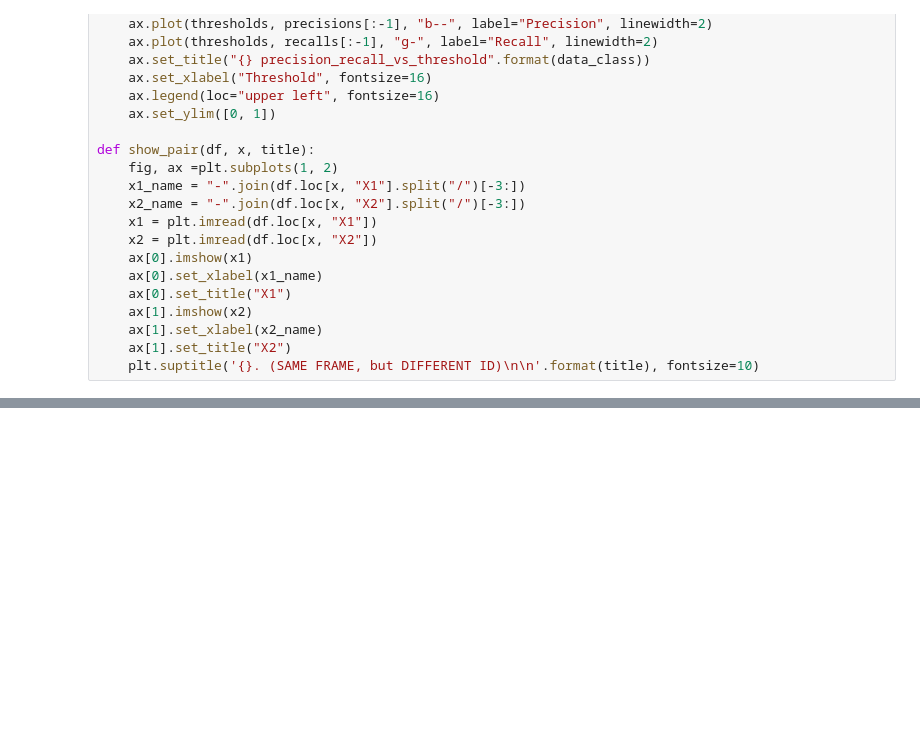
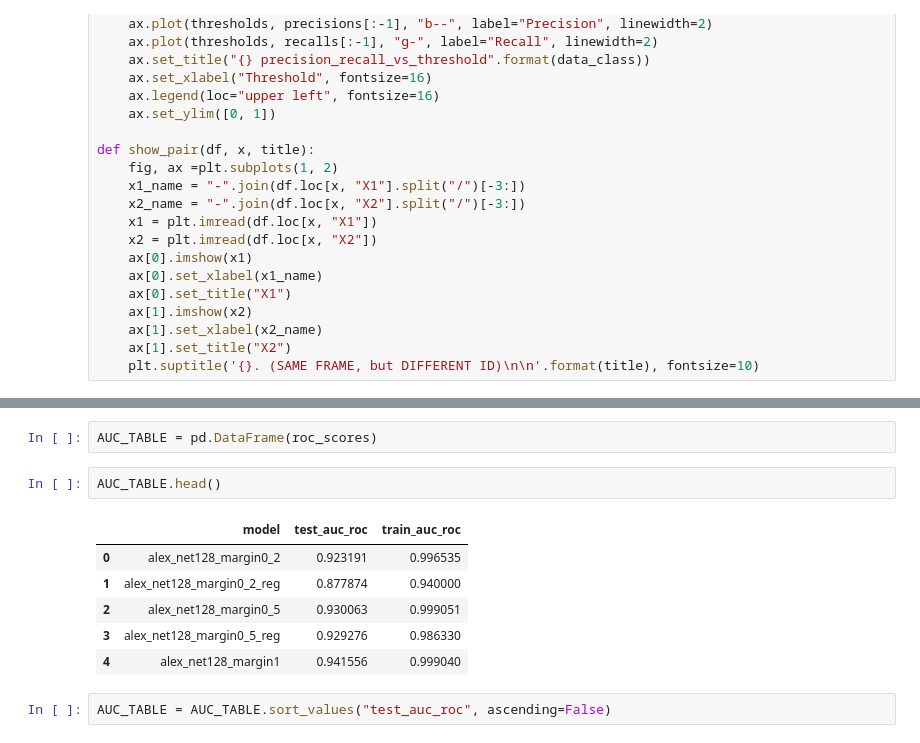
Before and after one commit to binarySequoia/learning_bee_fingerprints, a Jupyter notebook: notebooks/vizualization.ipynb, the cells around one changed output, grey strips where cells are left out. Drawn from its saved outputs; the diff is of its cells as text; blank space fills up the shorter version.

```diff
--- a/notebooks/vizualization.ipynb
+++ b/notebooks/vizualization.ipynb
@@ -125,0 +154,13 @@ interactive(children=(Dropdown(description='model', options=('alex_net128_margin
+# %%
+AUC_TABLE = pd.DataFrame(roc_scores)
+# %%
+AUC_TABLE.head()
+# %% [output]
+|  | model | test_auc_roc | train_auc_roc |
+| 0 | alex_net128_margin0_2 | 0.923191 | 0.996535 |
+| 1 | alex_net128_margin0_2_reg | 0.877874 | 0.940000 |
+| 2 | alex_net128_margin0_5 | 0.930063 | 0.999051 |
+| 3 | alex_net128_margin0_5_reg | 0.929276 | 0.986330 |
+| 4 | alex_net128_margin1 | 0.941556 | 0.999040 |
+# %%
+AUC_TABLE = AUC_TABLE.sort_values("test_auc_roc", ascending=False)
```
Also changed, not shown: parts of 6 cells of this notebook, 30 other files.
